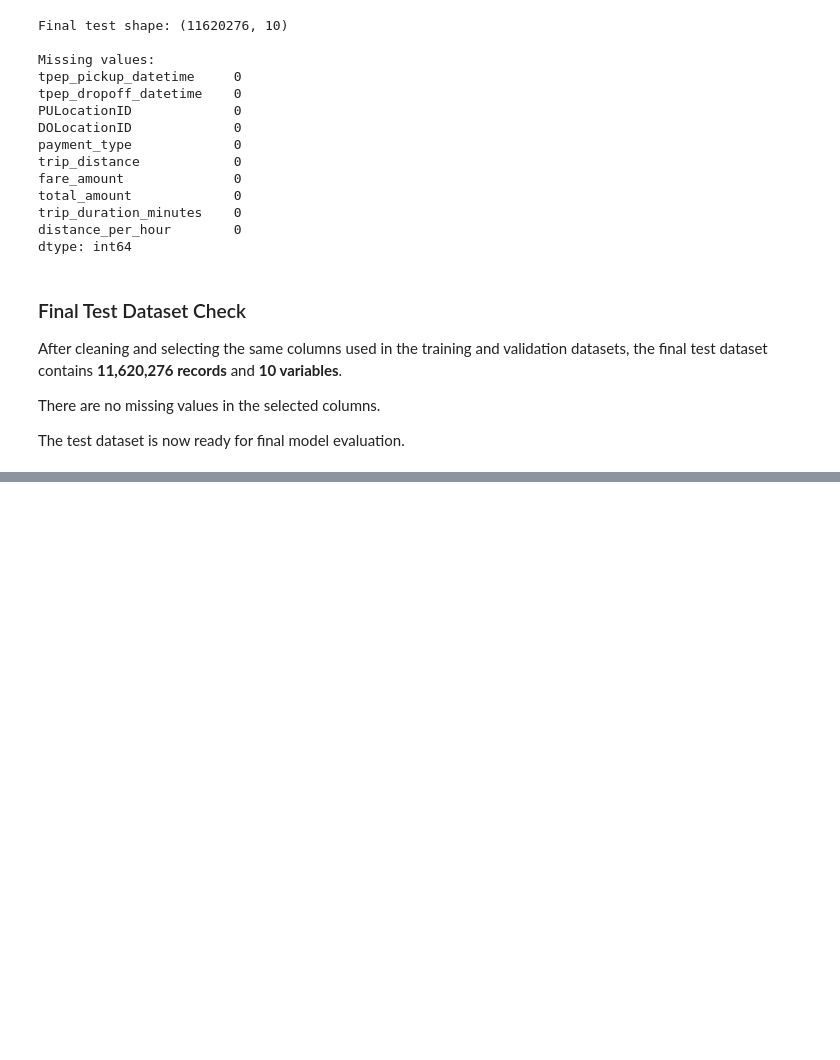
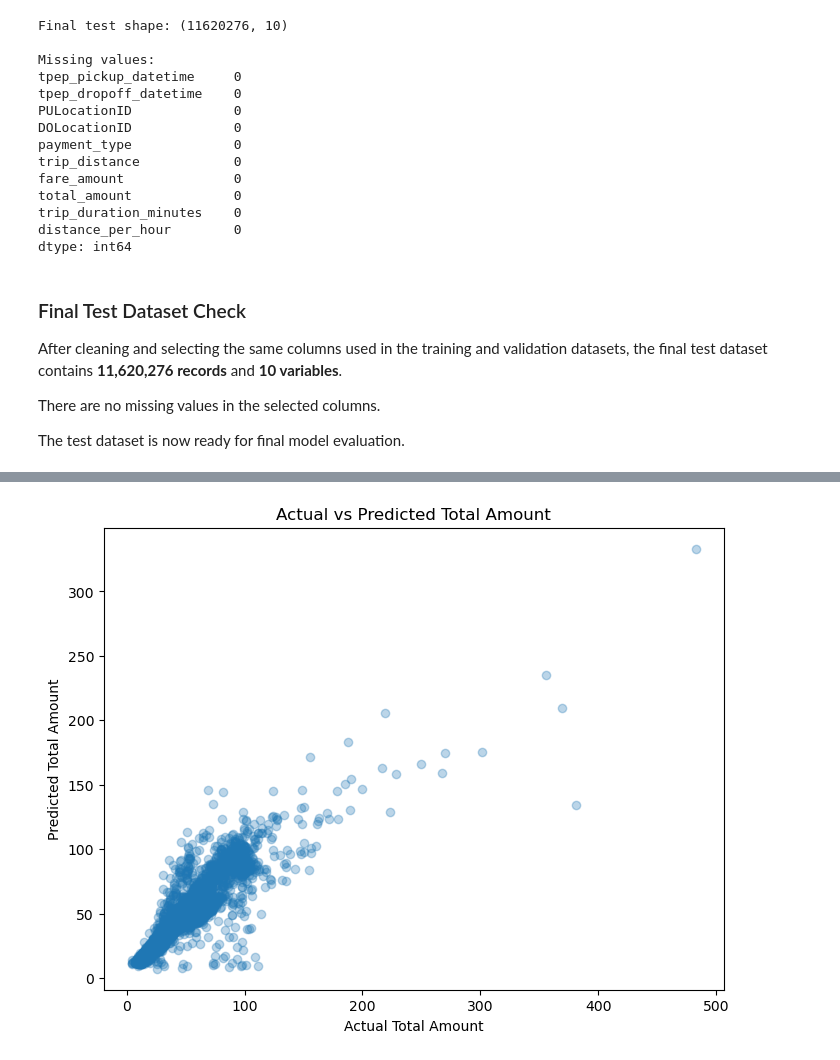
Before and after one commit to yuanzhumia0/CA1-2026025-Machine-Learning-for-Business, a Jupyter notebook: yuanzhu CA1.ipynb, the cells around one changed output, grey strips where cells are left out. Cells and saved outputs as stored; diff of their text form; code cells hidden in the pictures; blank space fills up the shorter version.

```diff
--- a/yuanzhu CA1.ipynb
+++ b/yuanzhu CA1.ipynb
@@ -1463,0 +1546,7 @@ The test dataset is now ready for final model evaluation.
+# %%
+# Define features and target for validation data
+X_validation = df_validation_analysis[feature_columns]
+y_validation = df_validation_analysis["total_amount"]
+
+print("X_validation shape:", X_validation.shape)
+print("y_validation shape:", y_validation.shape)
@@ -1463,0 +1595,11 @@ The test dataset is now ready for final model evaluation.
+# %%
+# Import Linear Regression
+from sklearn.linear_model import LinearRegression
+
+# Create the model
+linear_model = LinearRegression()
+
+# Train the model using the training data
+linear_model.fit(X_train, y_train)
+
+print("Linear Regression model training completed.")
@@ -1463,0 +1614,5 @@ The test dataset is now ready for final model evaluation.
+# %%
+# Make predictions on the validation dataset
+y_validation_pred = linear_model.predict(X_validation)
+
+print("Validation predictions completed.")
@@ -1463,0 +1654,21 @@ The test dataset is now ready for final model evaluation.
+# %%
+import matplotlib.pyplot as plt
+
+# Use a sample to make the plot faster
+sample_size = 5000
+
+plt.figure(figsize=(8, 6))
+
+plt.scatter(
+    y_validation[:sample_size],
+    y_validation_pred[:sample_size],
+    alpha=0.3
+)
+
+plt.xlabel("Actual Total Amount")
+plt.ylabel("Predicted Total Amount")
+plt.title("Actual vs Predicted Total Amount")
+
+plt.show()
+# %% [output]
+[figure, added]
```
Also changed, not shown: parts of 20 cells of this notebook.
